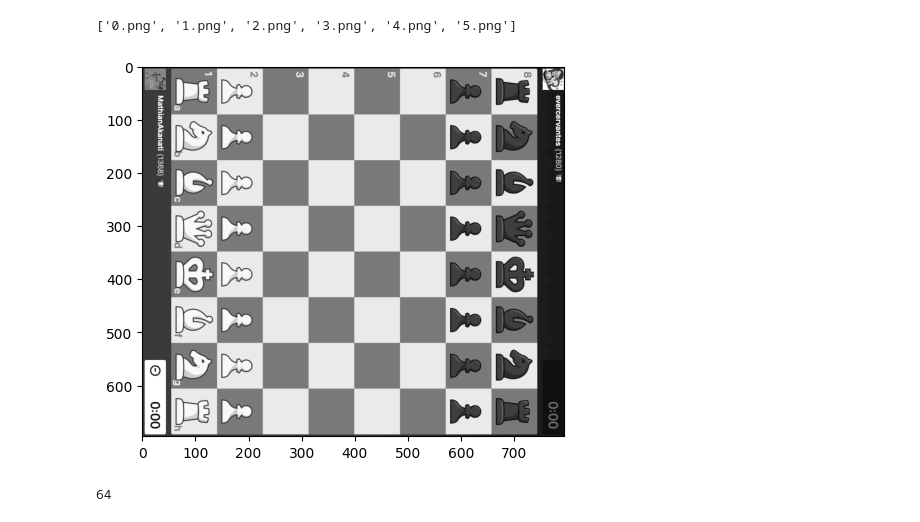
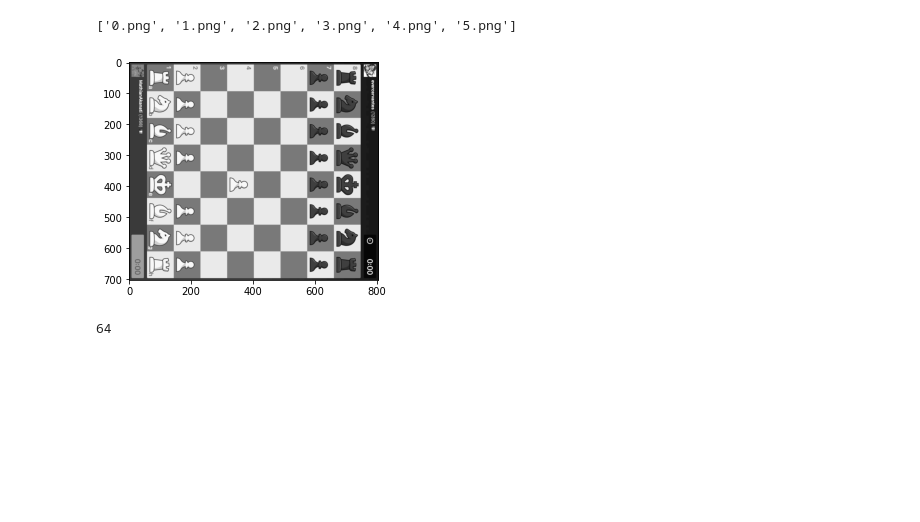
Before and after one commit to GuilhemPrince/VisualChess, a Jupyter notebook: code/main.ipynb, the cells around one changed output. Drawn from its saved outputs; the diff is of its cells as text; code cells hidden in the pictures; blank space fills up the shorter version.

```diff
--- a/code/main.ipynb
+++ b/code/main.ipynb
@@ -8,15 +10,15 @@ import matplotlib.pyplot as plt
 # %%
 game_images_path = '.././photos_test/chess.com/'
 path_image_list = sorted(os.listdir(game_images_path))
 print(path_image_list)
 move_nb = len(path_image_list)
 
 # List d'images représentant les différents boards
 move_image_list = [cv2.imread('.././photos_test/chess.com/' + path,0) for path in path_image_list]
 
-plt.imshow(move_image_list[0], cmap = 'gray')
+plt.imshow(move_image_list[1], cmap = 'gray')
 plt.show()
 # %% [output]
 ['0.png', '1.png', '2.png', '3.png', '4.png', '5.png']
-[figure, old version]
+[figure, new version]
 # %%
```
Also changed, not shown: parts of 8 cells of this notebook, 5 other files.
